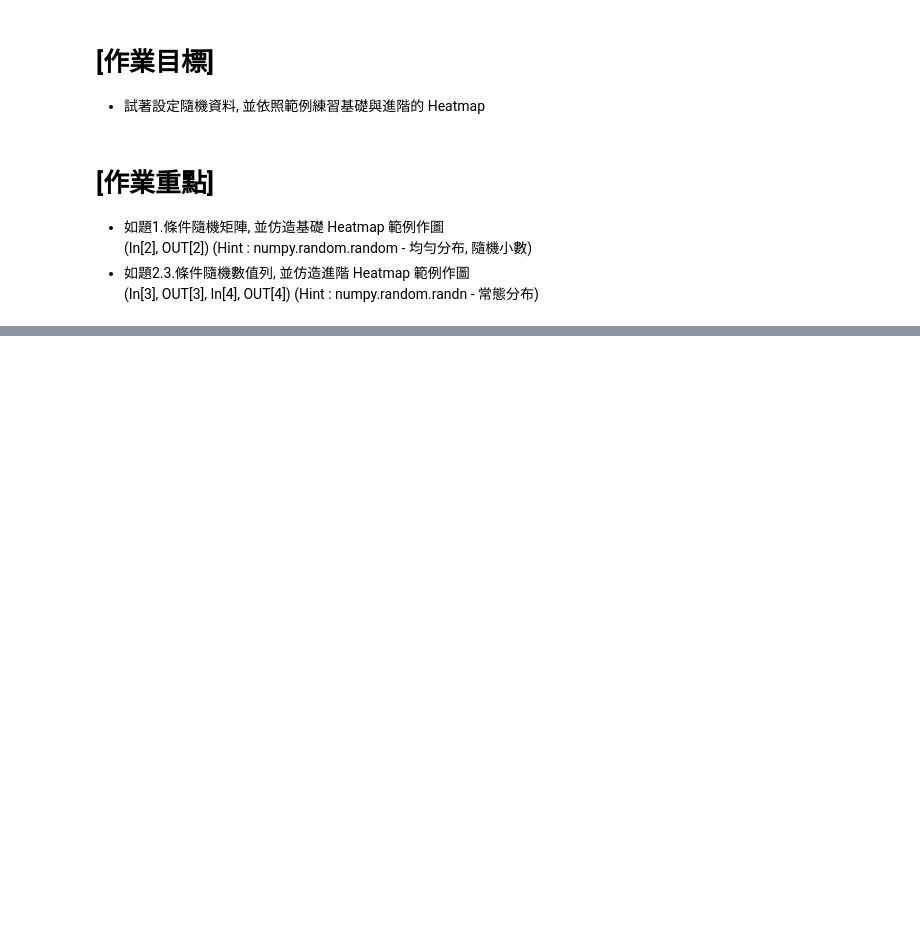
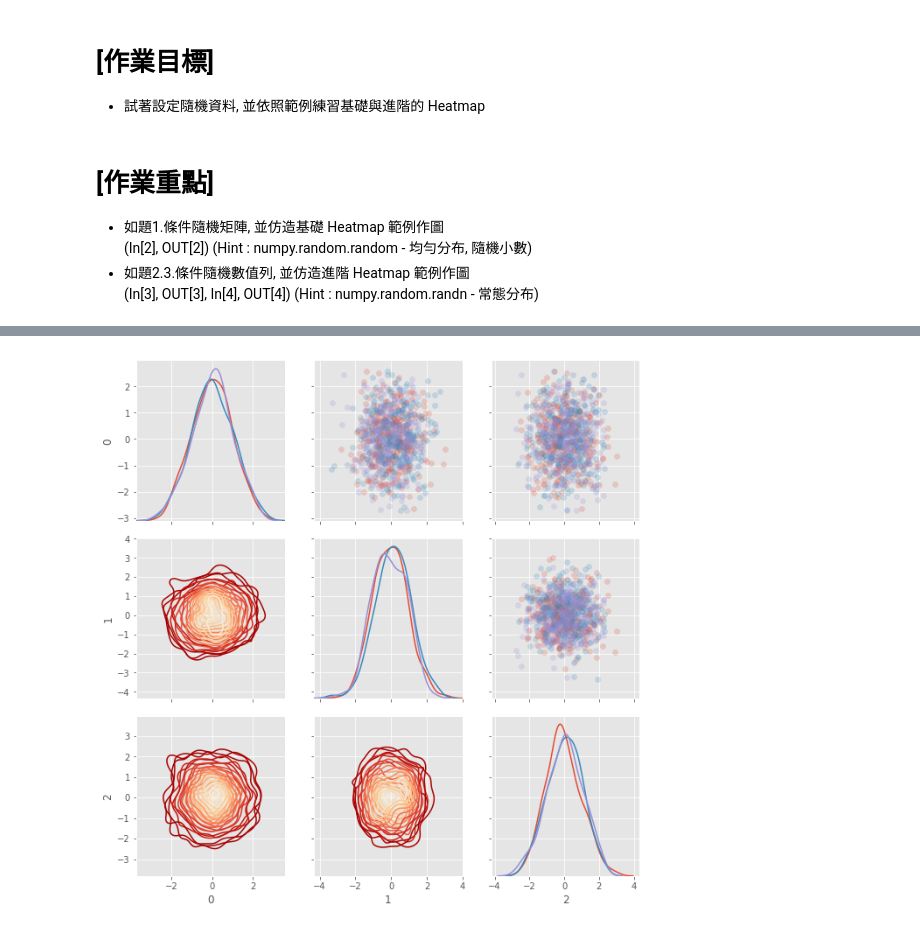
Before and after one commit to cccedith789/3rd-ML100Days, a Jupyter notebook: Day_020_HW-矩陣_heatmap.ipynb, the cells around one changed output, grey strips where cells are left out. Cells and saved outputs as stored; diff of their text form; code cells hidden in the pictures; blank space fills up the shorter version.

```diff
--- a/Day_020_HW-矩陣_heatmap.ipynb
+++ b/Day_020_HW-矩陣_heatmap.ipynb
@@ -40,24 +67,22 @@ plt.show()
+# %%
+nrow = 1000
+ncol = 3
+
+# 常態分布隨機
+matrix = np.random.randn(nrow * ncol).reshape((nrow, ncol))
+
+# 隨機給予 0, 1, 2 三種標籤
+indice = np.random.choice([0,1,2], size=nrow)
+plot_data = pd.DataFrame(matrix, indice).reset_index()
 # %%
-nrow = 1000
-ncol = 3
-"""
-Your Code Here
-"""
-matrix =
-
-# 隨機給予 0, 1, 2 三種標籤
-indice = np.random.choice([0,1,2], size=nrow)
-plot_data = pd.DataFrame(matrix, indice).reset_index()
-
 # 繪製 seborn 進階 Heatmap
 grid = sns.PairGrid(data = plot_data, size = 3, diag_sharey=False,
                     hue = 'index', vars = [x for x in list(plot_data.columns) if x != 'index'])
-"""
-Your Code Here
-Please replace "..." to correct plot function
-"""
-grid.map_upper(... , alpha = 0.2)
-grid.map_diag(... )
-grid.map_lower(... , cmap = plt.cm.OrRd_r)
 
+# 右上散佈圖, 對角線KDE, 左下density plot
+grid.map_upper(plt.scatter, alpha = 0.2)
+grid.map_diag(sns.kdeplot)
+grid.map_lower(sns.kdeplot, cmap = plt.cm.OrRd_r)
 plt.show()
+# %% [output]
+[figure, added]
```
Also changed, not shown: parts of 8 cells of this notebook.
